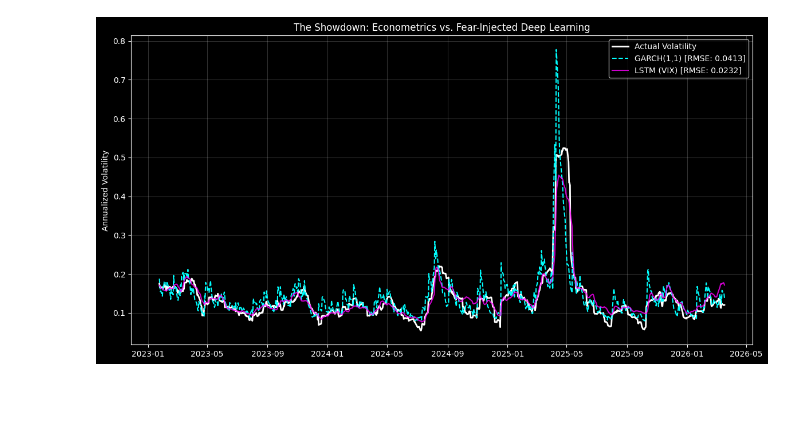
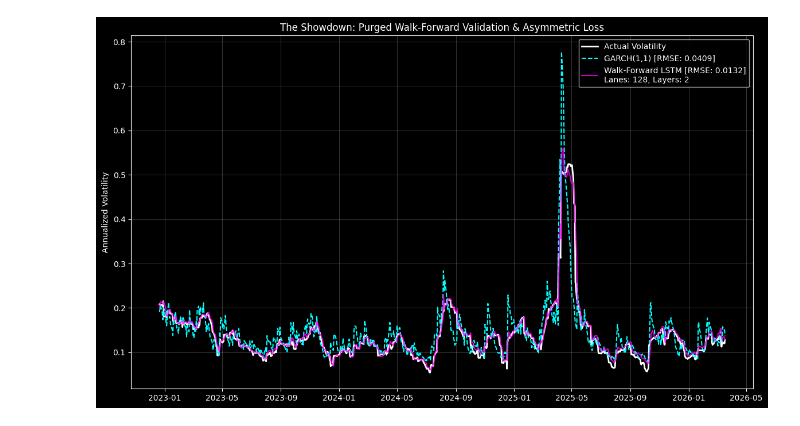
Before and after one commit to igormichalskii/VolatilityLSTM, a Jupyter notebook: showdown.ipynb, the cells around one changed output. Drawn from its saved outputs; the diff is of its cells as text; code cells hidden in the pictures; blank space fills up the shorter version.

Commit message:
feat: implement rolling walk-forward validation and asymmetric loss, crushing RMSE to 0.0132

```diff
--- a/showdown.ipynb
+++ b/showdown.ipynb
@@ -10,3 +12,8 @@ from train import run_training_pipeline
 # %%
-test_df, garch_predictions, lstm_model, X_test, scaler, seq_length = run_training_pipeline()
+# 1. Trigger the Walk-Forward Engine
+test_df, garch_predictions, wf_predictions, best_params = run_optimized_pipeline(
+    file_path="SPY_VIX_daily_clean.parquet",
+    n_trials=10,
+    n_splits=4
+)
 # %% [output]
@@ -33,3 +29,4 @@ dates = test_df.index[-target_length:]
 # %%
-garch_rmse = np.sqrt(mean_squared_error(actual_vol, garch_aligned))
-lstm_rmse = np.sqrt(mean_squared_error(actual_vol, lstm_predictions))
+# 2. Flawless Alignment
+actual_vol = test_df['realized_vol'].values
+dates = test_df.index
@@ -36,13 +37,15 @@ lstm_rmse = np.sqrt(mean_squared_error(actual_vol, lstm_predictions))
 # %%
+# 4. Plotting
 plt.style.use('dark_background')
-plt.figure(figsize=(14, 7))
+plt.figure(figsize=(14, 8))
 plt.plot(dates, actual_vol, label="Actual Volatility", color='white', linewidth=2)
-plt.plot(dates, garch_aligned, label=f"GARCH(1,1) [RMSE: {garch_rmse:.4f}]", color='cyan', linestyle='dashed')
-plt.plot(dates, lstm_predictions, label=f"LSTM (VIX) [RMSE: {lstm_rmse:.4f}]", color='magenta', alpha=0.8)
-plt.title("The Showdown: Econometrics vs. Fear-Injected Deep Learning")
+plt.plot(dates, garch_predictions, label=f"GARCH(1,1) [RMSE: {garch_rmse:.4f}]", color='cyan', linestyle='dashed')
+plt.plot(dates, wf_predictions, label=f"Walk-Forward LSTM [RMSE: {wf_rmse:.4f}]\nLanes: {best_params['hidden_size']}, Layers: {best_params['num_layers']}", color='magenta', alpha=0.8)
+
+plt.title("The Showdown: Purged Walk-Forward Validation & Asymmetric Loss")
 plt.ylabel("Annualized Volatility")
 plt.legend()
 plt.grid(alpha=0.2)
 plt.show()
 # %% [output]
-[figure, old version]
+[figure, new version]
```
Also changed, not shown: parts of 5 cells of this notebook, 2 other files.
